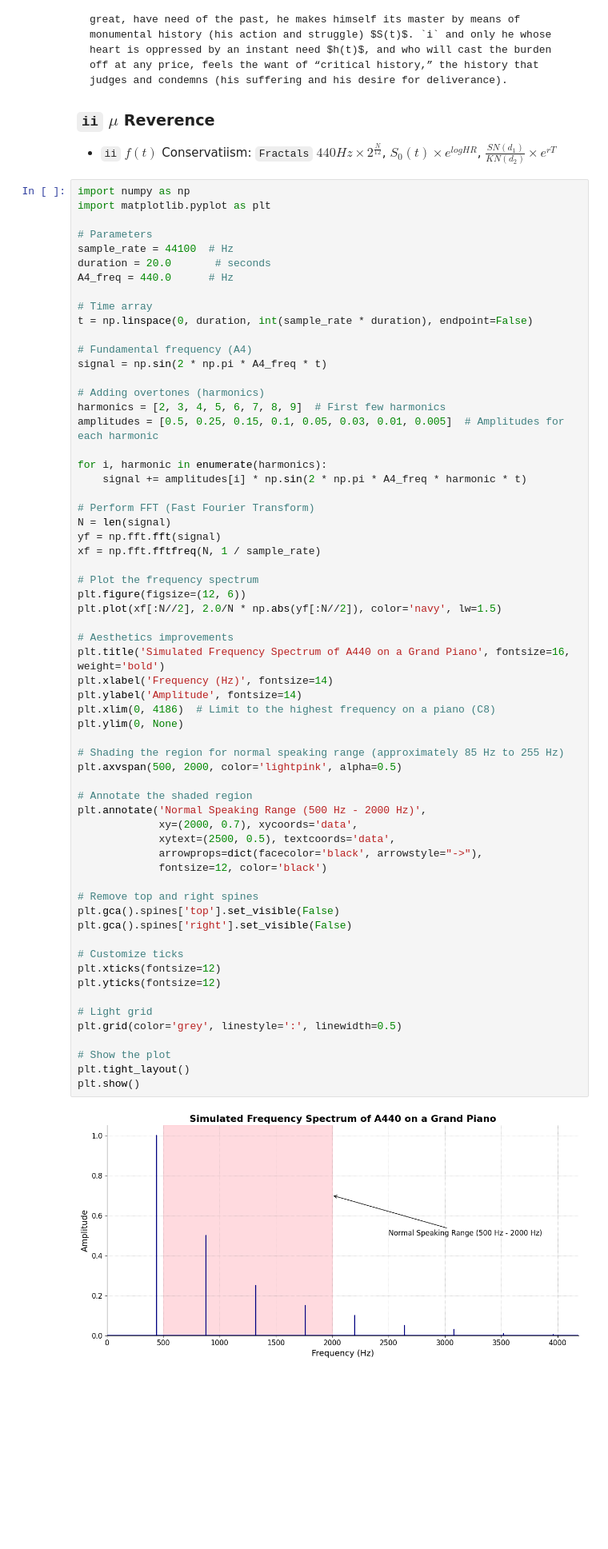
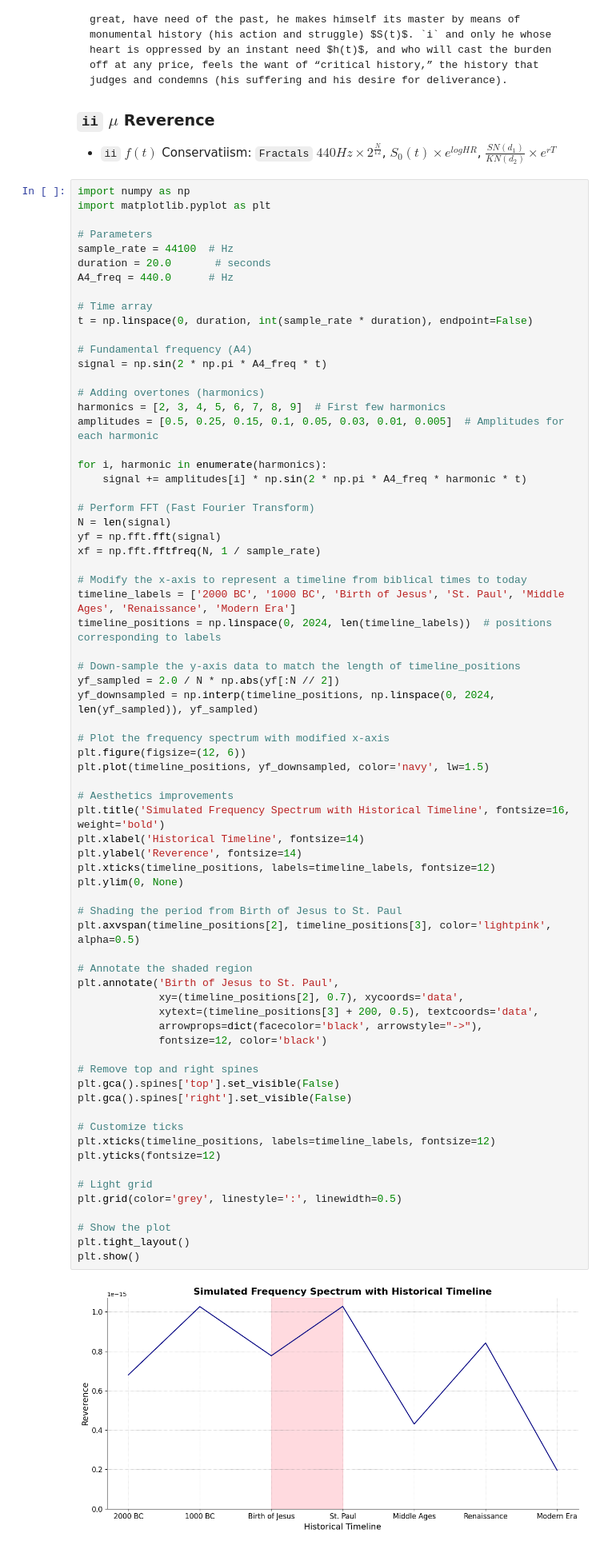
Before and after one commit to abikesa/history, a Jupyter notebook: kitabo/ensi/_build/jupyter_execute/dancing/history.ipynb, the cells around one changed output. Shown at 80% size. Cells and saved outputs as stored; diff of their text form; blank space fills up the shorter version.

```diff
--- a/kitabo/ensi/_build/jupyter_execute/dancing/history.ipynb
+++ b/kitabo/ensi/_build/jupyter_execute/dancing/history.ipynb
@@ -116,46 +116,54 @@ for i, harmonic in enumerate(harmonics):
 
 # Perform FFT (Fast Fourier Transform)
 N = len(signal)
 yf = np.fft.fft(signal)
 xf = np.fft.fftfreq(N, 1 / sample_rate)
 
-# Plot the frequency spectrum
+# Modify the x-axis to represent a timeline from biblical times to today
+timeline_labels = ['2000 BC', '1000 BC', 'Birth of Jesus', 'St. Paul', 'Middle Ages', 'Renaissance', 'Modern Era']
+timeline_positions = np.linspace(0, 2024, len(timeline_labels))  # positions corresponding to labels
+
+# Down-sample the y-axis data to match the length of timeline_positions
+yf_sampled = 2.0 / N * np.abs(yf[:N // 2])
+yf_downsampled = np.interp(timeline_positions, np.linspace(0, 2024, len(yf_sampled)), yf_sampled)
+
+# Plot the frequency spectrum with modified x-axis
 plt.figure(figsize=(12, 6))
-plt.plot(xf[:N//2], 2.0/N * np.abs(yf[:N//2]), color='navy', lw=1.5)
+plt.plot(timeline_positions, yf_downsampled, color='navy', lw=1.5)
 
 # Aesthetics improvements
-plt.title('Simulated Frequency Spectrum of A440 on a Grand Piano', fontsize=16, weight='bold')
-plt.xlabel('Frequency (Hz)', fontsize=14)
-plt.ylabel('Amplitude', fontsize=14)
-plt.xlim(0, 4186)  # Limit to the highest frequency on a piano (C8)
+plt.title('Simulated Frequency Spectrum with Historical Timeline', fontsize=16, weight='bold')
+plt.xlabel('Historical Timeline', fontsize=14)
+plt.ylabel('Reverence', fontsize=14)
+plt.xticks(timeline_positions, labels=timeline_labels, fontsize=12)
 plt.ylim(0, None)
 
-# Shading the region for normal speaking range (approximately 85 Hz to 255 Hz)
-plt.axvspan(500, 2000, color='lightpink', alpha=0.5)
+# Shading the period from Birth of Jesus to St. Paul
+plt.axvspan(timeline_positions[2], timeline_positions[3], color='lightpink', alpha=0.5)
 
 # Annotate the shaded region
-plt.annotate('Normal Speaking Range (500 Hz - 2000 Hz)',
-             xy=(2000, 0.7), xycoords='data',
-             xytext=(2500, 0.5), textcoords='data',
+plt.annotate('Birth of Jesus to St. Paul',
+             xy=(timeline_positions[2], 0.7), xycoords='data',
+             xytext=(timeline_positions[3] + 200, 0.5), textcoords='data',
              arrowprops=dict(facecolor='black', arrowstyle="->"),
              fontsize=12, color='black')
 
 # Remove top and right spines
 plt.gca().spines['top'].set_visible(False)
 plt.gca().spines['right'].set_visible(False)
 
 # Customize ticks
-plt.xticks(fontsize=12)
+plt.xticks(timeline_positions, labels=timeline_labels, fontsize=12)
 plt.yticks(fontsize=12)
 
 # Light grid
 plt.grid(color='grey', linestyle=':', linewidth=0.5)
 
 # Show the plot
 plt.tight_layout()
 plt.show()
 # %% [output]
-[figure, old version]
+[figure, new version]
 # %% [markdown]
 - `V7` $S(t)$ Struggle: `Chains` Equal temperament, Proportional hazards, Homoskedastic volatility
 
```
Also changed, not shown: parts of 1 cell of this notebook, 6 other files.
